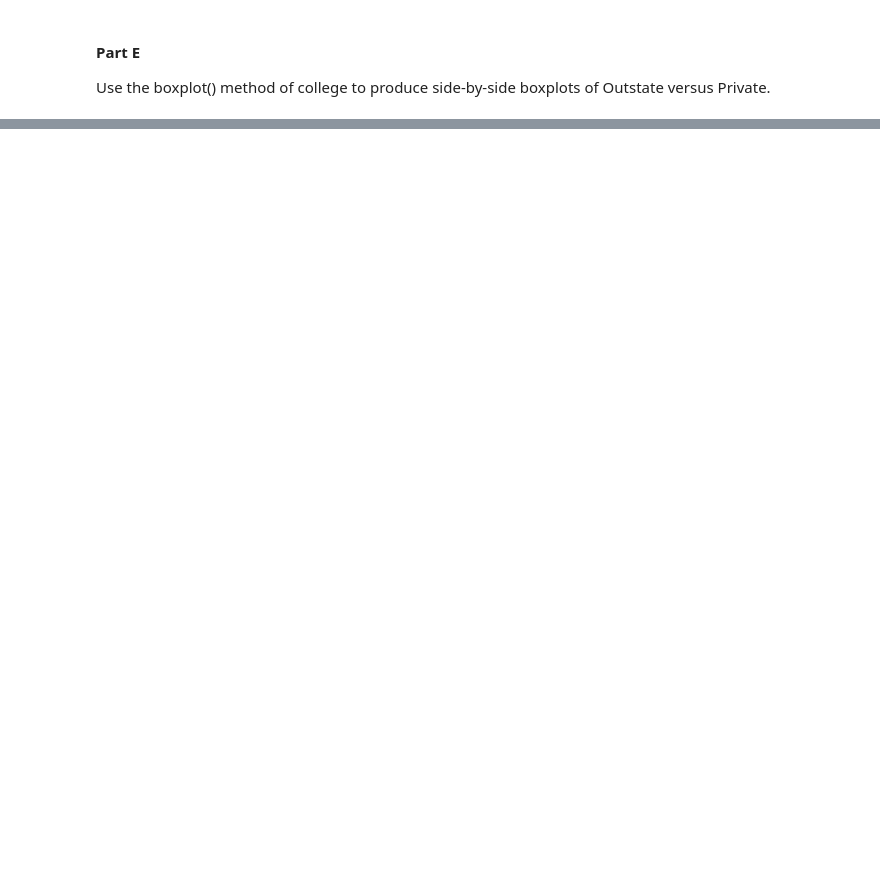
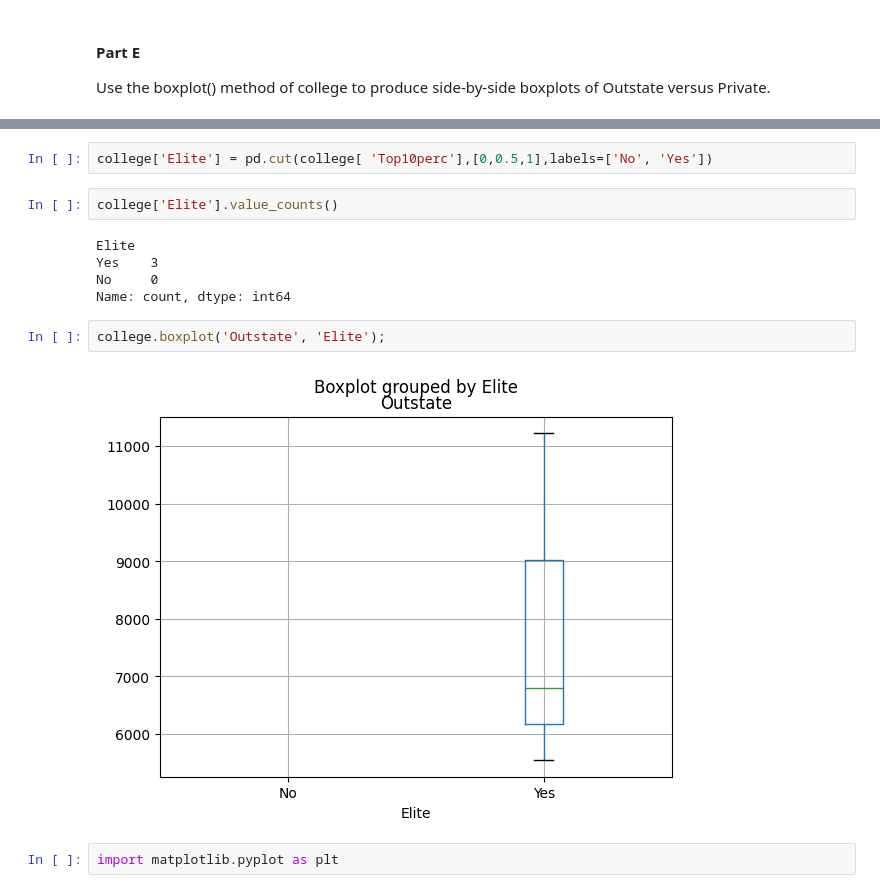
Before and after one commit to rcwaterman/DSE6111, a Jupyter notebook: Module_1/Chapter_2_Exercises.ipynb, the cells around one changed output, grey strips where cells are left out. Saved outputs shown, nothing was run; the diff lists cells and outputs as text; blank space fills up the shorter version.

```diff
--- a/Module_1/Chapter_2_Exercises.ipynb
+++ b/Module_1/Chapter_2_Exercises.ipynb
@@ -189,0 +197,15 @@ college.boxplot('Outstate','Private')
+# %%
+college['Elite'] = pd.cut(college[ 'Top10perc'],[0,0.5,1],labels=['No', 'Yes'])
+# %%
+college['Elite'].value_counts()
+# %% [output]
+Elite
+Yes    3
+No     0
+Name: count, dtype: int64
+# %%
+college.boxplot('Outstate', 'Elite');
+# %% [output]
+[figure, added]
+# %%
+import matplotlib.pyplot as plt
```
Also changed, not shown: parts of 82 cells of this notebook, 1 other file.
